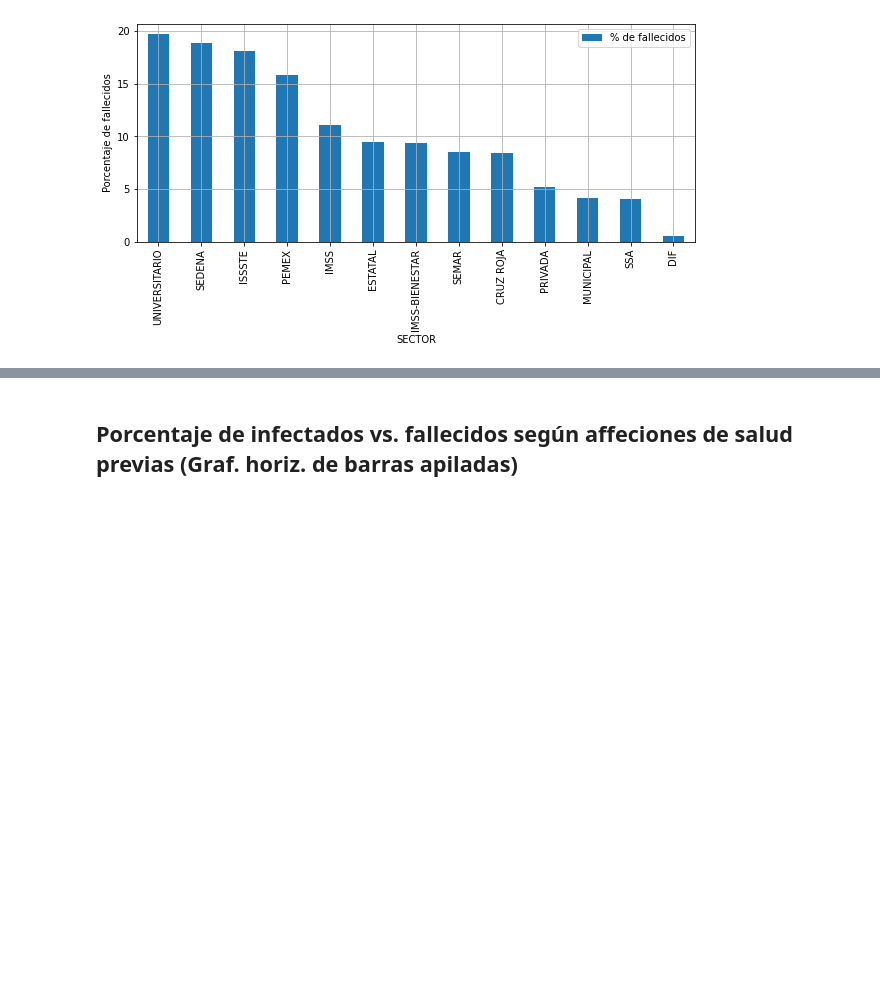
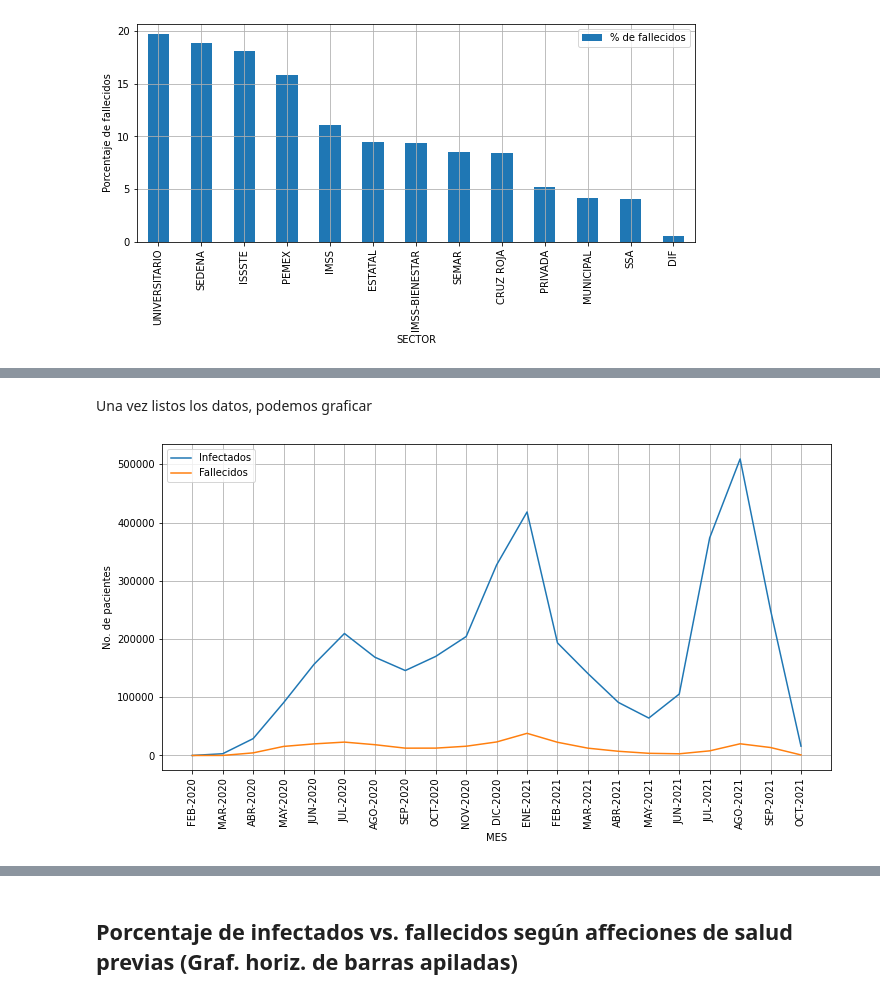
Before and after one commit to EstebanBrito/covid19-mexico, a Jupyter notebook: notebooks/Graficas.ipynb, the cells around one changed output, grey strips where cells are left out. Saved outputs shown, nothing was run; the diff lists cells and outputs as text; code cells hidden in the pictures; blank space fills up the shorter version.

Commit message:
Added monthly infected/deceased plot in plots notebook

```diff
--- a/notebooks/Graficas.ipynb
+++ b/notebooks/Graficas.ipynb
@@ -497,0 +536,23 @@ plt.show()
+# %%
+conteo_meses = pd.merge(conteo_infectados, conteo_fallecidos, left_index=True, right_index=True, how='outer')
+# %%
+conteo_meses = conteo_meses.fillna(0).astype('int32')
+# %% [markdown]
+Una vez listos los datos, podemos graficar
+# %%
+def conv_datetuples_to_datestrings(tuples, month_dic):
+    date_strings = []
+    for x in tuples:
+        month_string = month_dic[x[1]]
+        date_strings.append(f'{month_string}-{x[0]}')
+    return date_strings
+# %%
+meses = conv_datetuples_to_datestrings(conteo_meses.index, meses_dic)
+# %%
+conteo_meses.plot(figsize=(12, 6), grid=True)
+plt.xlabel('MES')
+plt.ylabel('No. de pacientes')
+plt.xticks(range(len(meses)), meses, rotation='vertical')
+plt.show()
+# %% [output]
+[figure, added]
```
Also changed, not shown: parts of 23 cells of this notebook.
